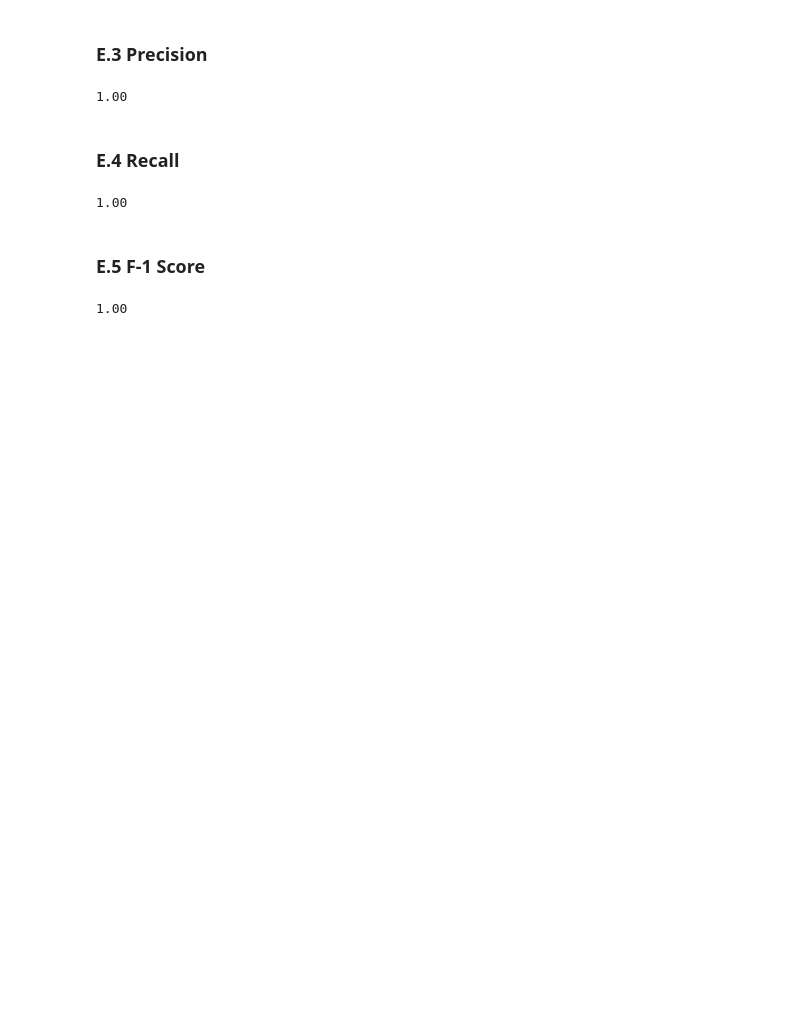
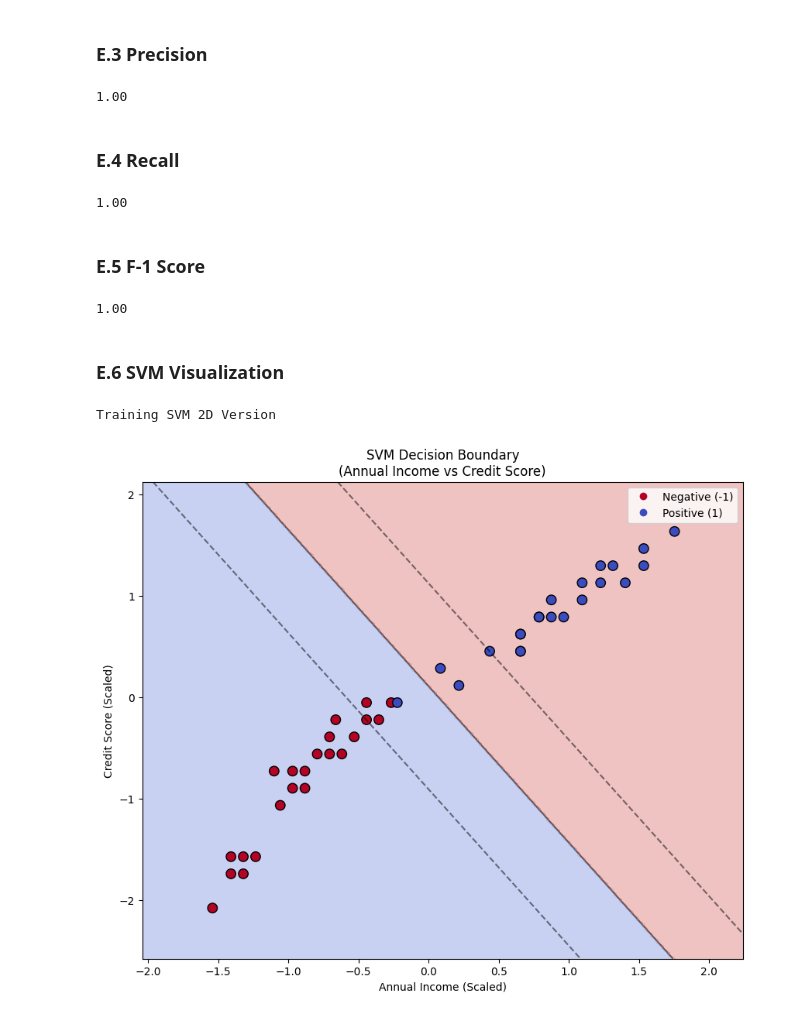
Before and after one commit to HablSank/1Day-1Dataset_MachineLearningProject, a Jupyter notebook: Day-6/Support Vector Machine (Marketing Campaign)/campaign_responses.ipynb, the cells around one changed output. Saved outputs shown, nothing was run; the diff lists cells and outputs as text; code cells hidden in the pictures; blank space fills up the shorter version.

```diff
--- a/Day-6/Support Vector Machine (Marketing Campaign)/campaign_responses.ipynb
+++ b/Day-6/Support Vector Machine (Marketing Campaign)/campaign_responses.ipynb
@@ -450,3 +452,57 @@ f1 = 2 * (precision * recall) / (precision + recall)
 print(f"{f1:.2f}")
 # %% [output]
 1.00
+# %% [markdown]
+### E.6 SVM Visualization
+# %%
+# Taking Features and Target
+X_vis = X_train.iloc[:, [1, 2]]
+y_vis = y_train
+
+# SVM Train
+print("Training SVM 2D Version")
+w_vis, b_vis = train_svm(X_vis, y_vis, learning_rate=0.001, lambda_param=0.01, n_iters=2000)
+
+# Plot Function
+def plot_svm_boundary_2d(X, y, weights, bias, x_label, y_label):
+    X = np.array(X)
+    y = np.array(y)
+
+    # Canvas (Meshgrid)
+    x_min, x_max = X[:, 0].min() - 0.5, X[:, 0].max() + 0.5
+    y_min, y_max = X[:, 1].min() - 0.5, X[:, 1].max() + 0.5
+    xx, yy = np.meshgrid(np.arange(x_min, x_max, 0.02),
+                         np.arange(y_min, y_max, 0.02))
+
+    # Predict Points in Canvas
+    grid_points = np.c_[xx.ravel(), yy.ravel()]
+
+    # Calculate Hyperplane to make Margin
+    Z = np.dot(grid_points, weights) + bias
+    Z = Z.reshape(xx.shape)
+
+    plt.figure(figsize=(10, 8))
+
+    # Contour Color
+    plt.contourf(xx, yy, np.sign(Z), alpha=0.3, cmap='coolwarm')
+
+    # Hyperplane
+    plt.contour(xx, yy, Z, colors='k', levels=[-1, 0, 1], alpha=0.5,
+                linestyles=['--', '-', '--'])
+
+    # Data Points
+    scatter = plt.scatter(X[:, 0], X[:, 1], c=y, cmap='coolwarm_r', s=80, edgecolors='k')
+
+    # Legend
+    plt.legend(handles=scatter.legend_elements()[0], labels=['Negative (-1)', 'Positive (1)'])
+
+    plt.title(f"SVM Decision Boundary\n({x_label} vs {y_label})")
+    plt.xlabel(f"{x_label} (Scaled)")
+    plt.ylabel(f"{y_label} (Scaled)")
+    plt.show()
+# %% [output]
+Training SVM 2D Version
+# %%
+plot_svm_boundary_2d(X_vis, y_vis, w_vis, b_vis, "Annual Income", "Credit Score")
+# %% [output]
+[figure, added]
```
Also changed, not shown: parts of 1 cell of this notebook.
